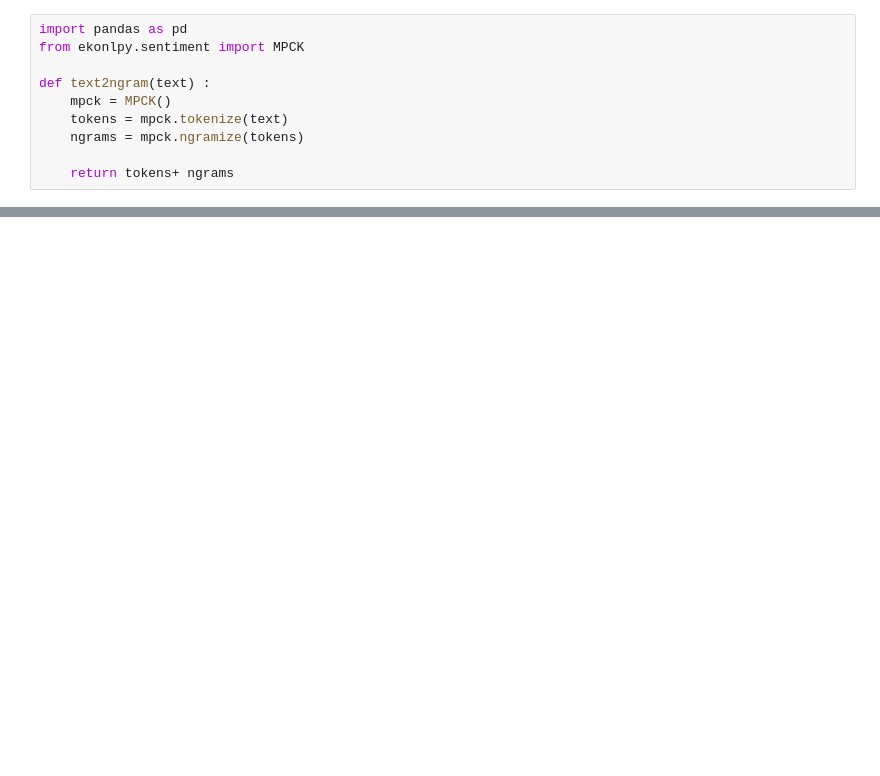
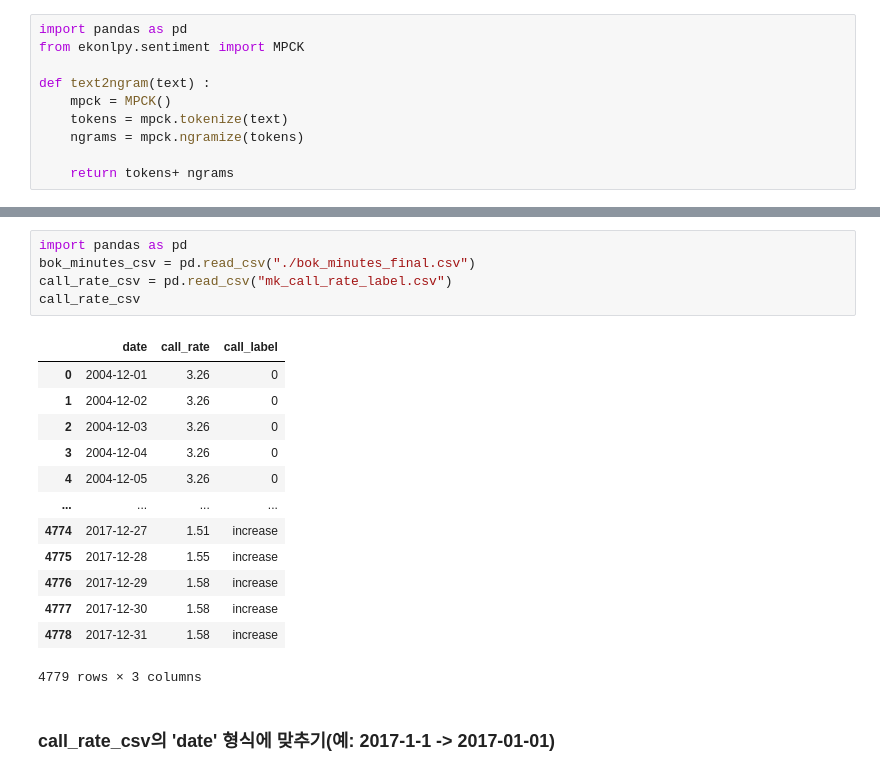
Before and after one commit to HyeonminNam/BOK4, a Jupyter notebook: pre_processing_code/minutes_preprocessor.ipynb, the cells around one changed output, grey strips where cells are left out. Drawn from its saved outputs; the diff is of its cells as text; blank space fills up the shorter version.

Commit message:
금통위의사록 전처리- date 형식 맞추기, 콜금리 라벨 붙이기

```diff
--- a/pre_processing_code/minutes_preprocessor.ipynb
+++ b/pre_processing_code/minutes_preprocessor.ipynb
@@ -242,3 +245,24 @@ new_df
 | 258 | 2017-2-23 | \n\n\n\n\n\n\n\n\n\n\n\n\n\n\n\n\... | 일부 위원은 금년 1월 소비자물가가 전년동월대비 2.0% 상... | 일부 위원은 Yellen 미 연준 의장이 미국의 금리인상 지... | NaN | 일부 위원은 일반인 기대인플레이션이 물가목표보다 높은 수준을... | ... |
 | 260 | 2017-4-13 | \n\n\n\n\n\n\n\n\n\n\n\n\n\n\n\n\... | 일부 위원은 금년에는 수출의 성장기여도가 상품수출 호조에도 ... | 일부 위원은 3월 미 FOMC 회의의 의사록을 보면 연준의 ... | NaN | 일부 위원은 과거와 달리 외국인의 자본유출입이 글로벌 포트폴... | ... |
 123 rows × 15 columns
+# %%
+import pandas as pd
+bok_minutes_csv = pd.read_csv("./bok_minutes_final.csv")
+call_rate_csv = pd.read_csv("mk_call_rate_label.csv")
+call_rate_csv
+# %% [output]
+|  | date | call_rate | call_label |
+| 0 | 2004-12-01 | 3.26 | 0 |
+| 1 | 2004-12-02 | 3.26 | 0 |
+| 2 | 2004-12-03 | 3.26 | 0 |
+| 3 | 2004-12-04 | 3.26 | 0 |
+| 4 | 2004-12-05 | 3.26 | 0 |
+| ... | ... | ... | ... |
+| 4774 | 2017-12-27 | 1.51 | increase |
+| 4775 | 2017-12-28 | 1.55 | increase |
+| 4776 | 2017-12-29 | 1.58 | increase |
+| 4777 | 2017-12-30 | 1.58 | increase |
+| 4778 | 2017-12-31 | 1.58 | increase |
+4779 rows × 3 columns
+# %% [markdown]
+### call_rate_csv의 'date' 형식에 맞추기(예: 2017-1-1 -> 2017-01-01)
```
Also changed, not shown: parts of 11 cells of this notebook.
